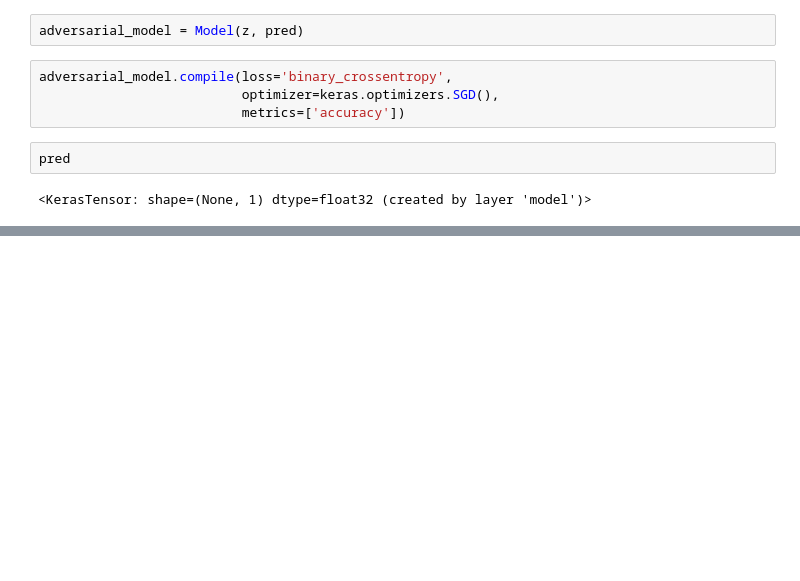
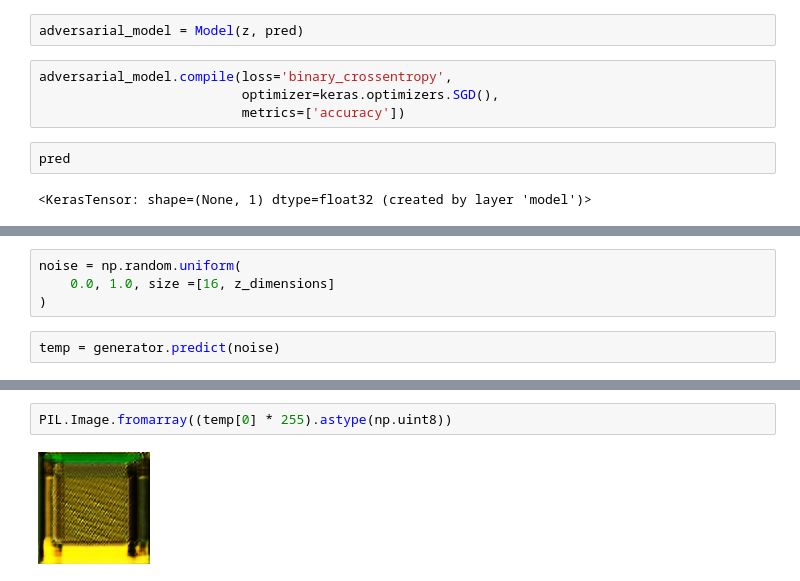
Before and after one commit to yashchks87/gans, a Jupyter notebook: cats_gan.ipynb, the cells around one changed output, grey strips where cells are left out. Cells and saved outputs as stored; diff of their text form; blank space fills up the shorter version.

```diff
--- a/cats_gan.ipynb
+++ b/cats_gan.ipynb
@@ -274,0 +269,6 @@ array([[1.],
+# %%
+noise = np.random.uniform(
+    0.0, 1.0, size =[16, z_dimensions]
+)
+# %%
+temp = generator.predict(noise)
@@ -274,0 +277,4 @@ array([[1.],
+# %%
+PIL.Image.fromarray((temp[0] * 255).astype(np.uint8))
+# %% [output]
+[figure, added]
```
Also changed, not shown: parts of 12 cells of this notebook.
